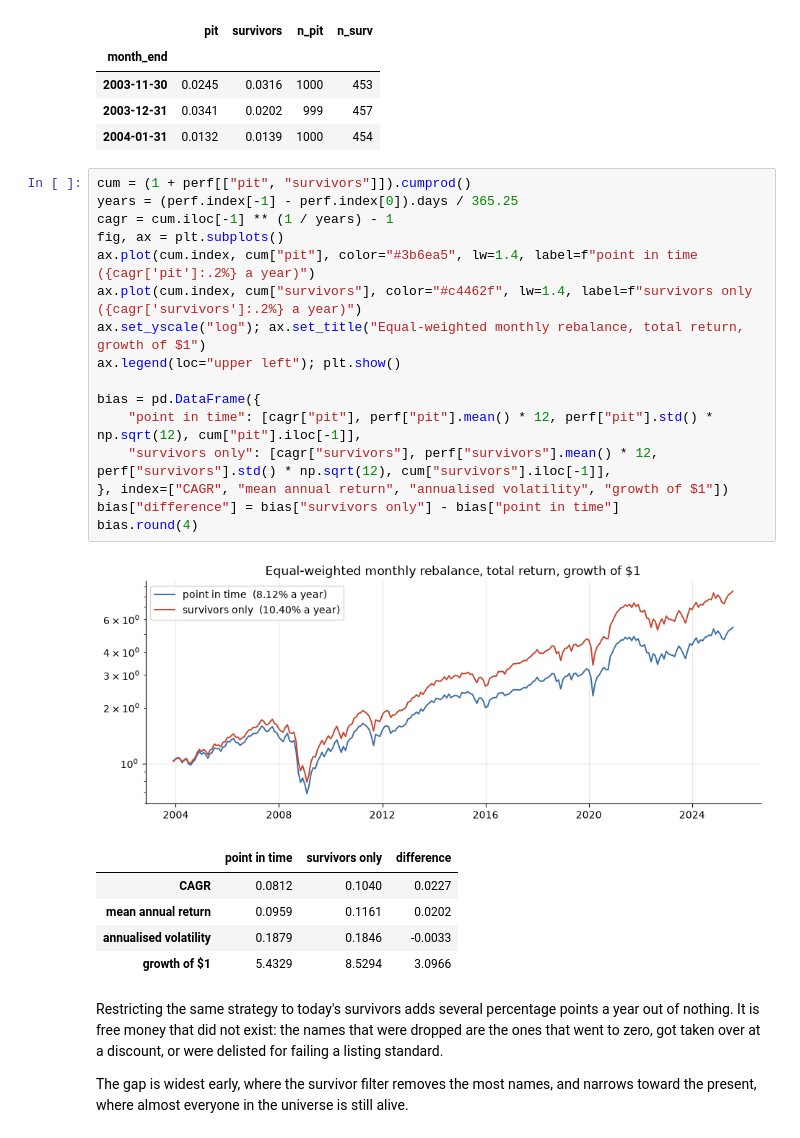
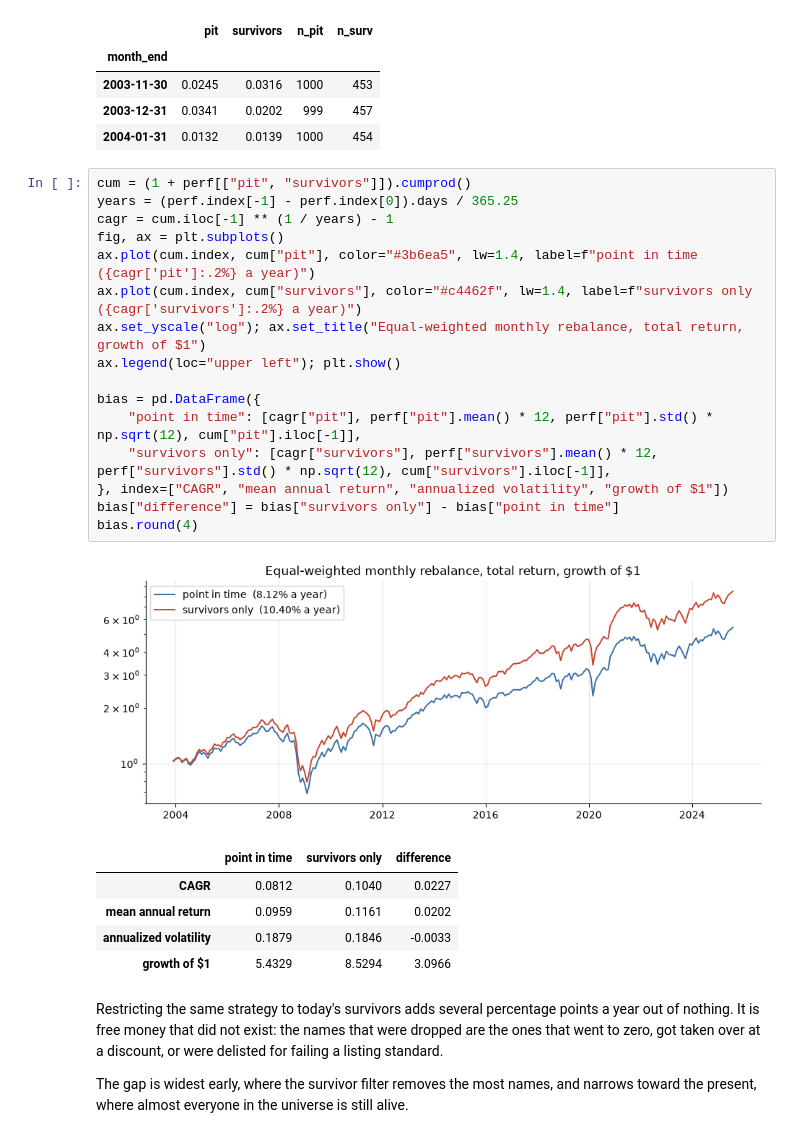
Before and after one commit to mengrenman/Polygon.io-data-ingestion-pipeline, a Jupyter notebook: notebooks/05_universe_and_survivorship.ipynb, the cells around one changed output. Drawn from its saved outputs; the diff is of its cells as text.

```diff
--- a/notebooks/05_universe_and_survivorship.ipynb
+++ b/notebooks/05_universe_and_survivorship.ipynb
@@ -396,25 +396,25 @@ perf.head(3).round(4)
 # %%
 cum = (1 + perf[["pit", "survivors"]]).cumprod()
 years = (perf.index[-1] - perf.index[0]).days / 365.25
 cagr = cum.iloc[-1] ** (1 / years) - 1
 fig, ax = plt.subplots()
 ax.plot(cum.index, cum["pit"], color="#3b6ea5", lw=1.4, label=f"point in time  ({cagr['pit']:.2%} a year)")
 ax.plot(cum.index, cum["survivors"], color="#c4462f", lw=1.4, label=f"survivors only  ({cagr['survivors']:.2%} a year)")
 ax.set_yscale("log"); ax.set_title("Equal-weighted monthly rebalance, total return, growth of $1")
 ax.legend(loc="upper left"); plt.show()
 
 bias = pd.DataFrame({
     "point in time": [cagr["pit"], perf["pit"].mean() * 12, perf["pit"].std() * np.sqrt(12), cum["pit"].iloc[-1]],
     "survivors only": [cagr["survivors"], perf["survivors"].mean() * 12, perf["survivors"].std() * np.sqrt(12), cum["survivors"].iloc[-1]],
-}, index=["CAGR", "mean annual return", "annualised volatility", "growth of $1"])
+}, index=["CAGR", "mean annual return", "annualized volatility", "growth of $1"])
 bias["difference"] = bias["survivors only"] - bias["point in time"]
 bias.round(4)
 # %% [output]
 [figure]
 |  | point in time | survivors only | difference |
 | CAGR | 0.0812 | 0.1040 | 0.0227 |
 | mean annual return | 0.0959 | 0.1161 | 0.0202 |
-| annualised volatility | 0.1879 | 0.1846 | -0.0033 |
+| annualized volatility | 0.1879 | 0.1846 | -0.0033 |
 | growth of $1 | 5.4329 | 8.5294 | 3.0966 |
 # %% [markdown]
 Restricting the same strategy to today's survivors adds several percentage points a year out
```
Also changed, not shown: parts of 2 cells of this notebook, 11 other files.
